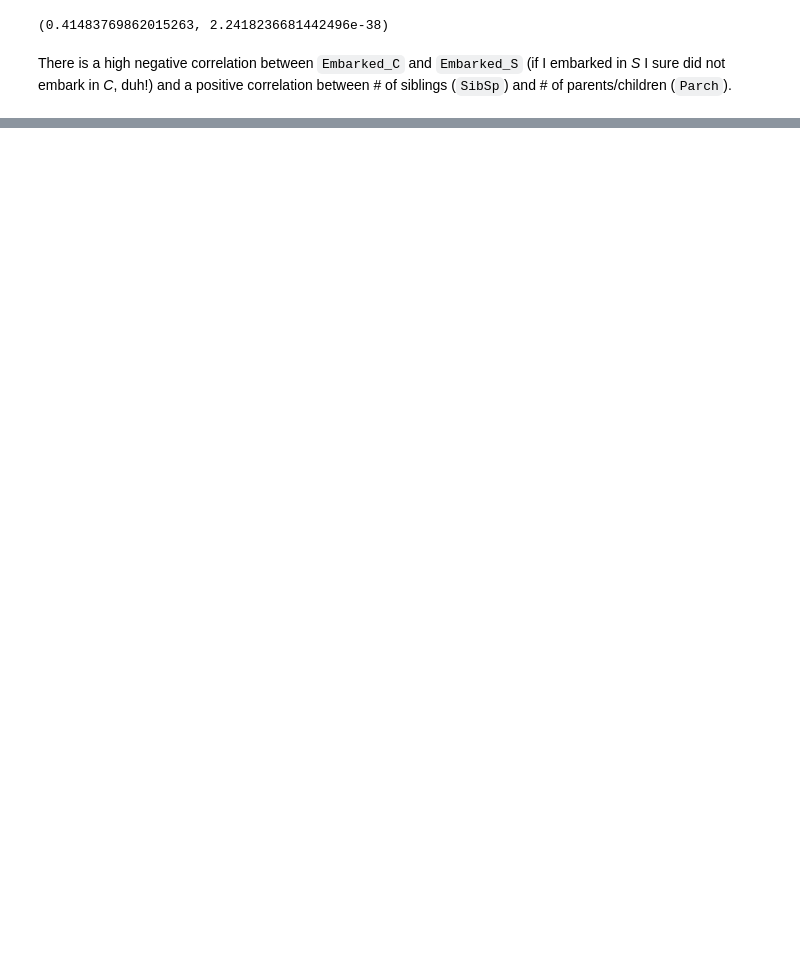
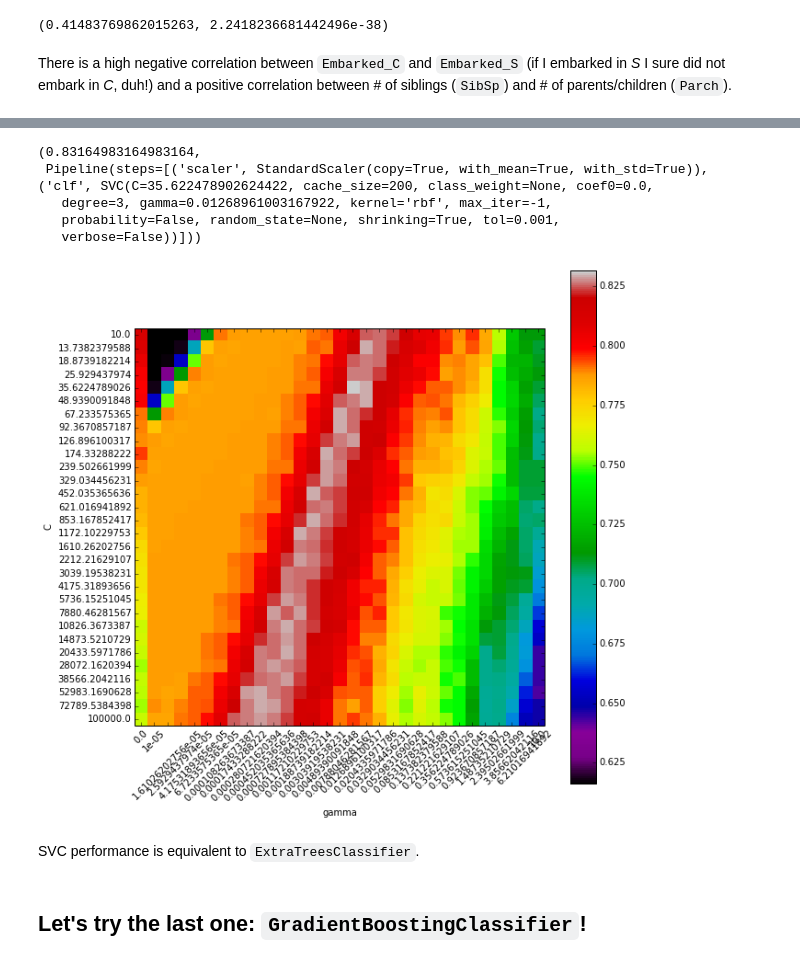
Before and after one commit to neocortex/notebooks, a Jupyter notebook: kaggle-titanic/Kaggle - Titanic.ipynb, the cells around one changed output, grey strips where cells are left out. Drawn from its saved outputs; the diff is of its cells as text; code cells hidden in the pictures; blank space fills up the shorter version.

```diff
--- a/kaggle-titanic/Kaggle - Titanic.ipynb
+++ b/kaggle-titanic/Kaggle - Titanic.ipynb
@@ -212,0 +222,25 @@ There is a high negative correlation between `Embarked_C` and `Embarked_S` (if I
+# %%
+def plot_grid(grid_search):
+    """ Plot the validation score for each value of C and gamma from a gridsearch on an SVM.
+
+        :param grid_search: A scikit-learn GridSearchCV object.
+
+    """
+    grid_scores = grid_search.grid_scores_
+    gammas, Cs, scores = [], [], []
+    gamma_str, c_str = ('clf__gamma', 'clf__C') if isinstance(gs.best_estimator_, Pipeline) else ('gamma', 'C')
+    for grid in grid_scores:
+        gammas.append(grid.parameters[gamma_str])
+        Cs.append(grid.parameters[c_str])
+        scores.append(grid.mean_validation_score)
+    gammas = np.asarray(gammas)
+    Cs = np.asarray(Cs)
+    scores = np.asarray(scores)
+    scores = scores.reshape(len(C_range), len(gamma_range))
+    pl.figure(figsize=(10,10))
+    pl.imshow(scores, interpolation='nearest', cmap=pl.cm.spectral)
+    pl.xlabel('gamma')
+    pl.ylabel('C')
+    pl.xticks(np.arange(len(gamma_range)), gamma_range, rotation=45)
+    pl.yticks(np.arange(len(C_range)), C_range)
+    pl.colorbar()
@@ -212,0 +251,22 @@ There is a high negative correlation between `Embarked_C` and `Embarked_S` (if I
+# %%
+clf = SVC()
+gamma_range = np.insert(np.logspace(-5, 1, 30), 0, 0)
+C_range =np.logspace(1, 5, 30)
+params = {'clf__gamma': gamma_range,
+          'clf__C': C_range,
+}
+pip = Pipeline([('scaler', StandardScaler()), ('clf', clf)])
+gs = GridSearchCV(pip, params, cv=5, n_jobs=-1)
+gs.fit(X, y);
+# %%
+gs.best_score_, gs.best_estimator_
+# %% [output]
+(0.83164983164983164,
+ Pipeline(steps=[('scaler', StandardScaler(copy=True, with_mean=True, with_std=True)), ('clf', SVC(C=35.622478902624422, cache_size=200, class_weight=None, coef0=0.0,
+   degree=3, gamma=0.01268961003167922, kernel='rbf', max_iter=-1,
+   probability=False, random_state=None, shrinking=True, tol=0.001,
+   verbose=False))]))
+# %%
+plot_grid(gs)
+# %% [output]
+[figure, added]
@@ -212,0 +281,5 @@ There is a high negative correlation between `Embarked_C` and `Embarked_S` (if I
+# %% [markdown]
+SVC performance is equivalent to `ExtraTreesClassifier`.
+# %% [markdown]
+Let's try the last one: `GradientBoostingClassifier`!
+-----------------------------------------------------
```
Also changed, not shown: parts of 69 cells of this notebook, 4 other files.
